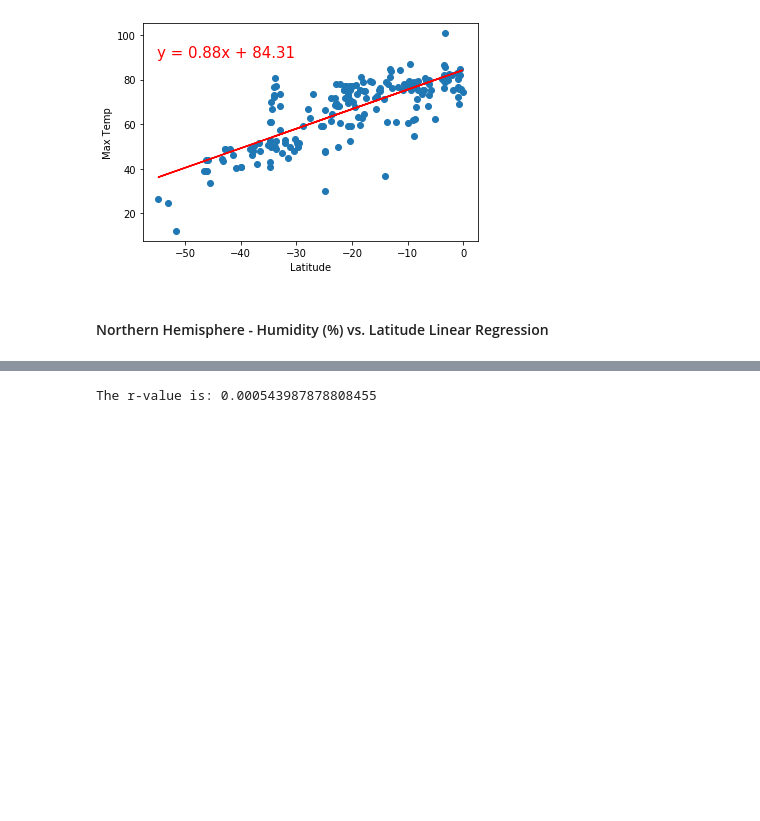
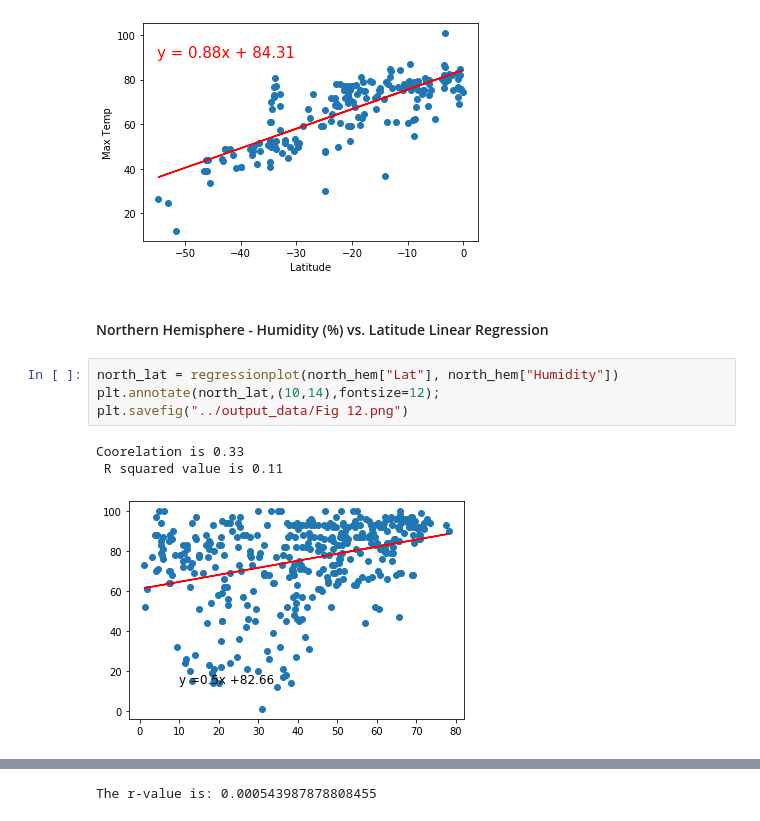
Before and after one commit to a-prospero/python-api-challenge, a Jupyter notebook: WeatherPy/WeatherPy.ipynb, the cells around one changed output, grey strips where cells are left out. Saved outputs shown, nothing was run; the diff lists cells and outputs as text; blank space fills up the shorter version.

```diff
--- a/WeatherPy/WeatherPy.ipynb
+++ b/WeatherPy/WeatherPy.ipynb
@@ -341,3 +350,11 @@ The r-value is: 0.6082708688906918
 [figure]
 # %% [markdown]
 ####  Northern Hemisphere - Humidity (%) vs. Latitude Linear Regression
+# %%
+north_lat = regressionplot(north_hem["Lat"], north_hem["Humidity"])
+plt.annotate(north_lat,(10,14),fontsize=12);
+plt.savefig("../output_data/Fig 12.png")
+# %% [output]
+Coorelation is 0.33
+ R squared value is 0.11
+[figure, added]
```
Also changed, not shown: parts of 12 cells of this notebook, 3 other files.
